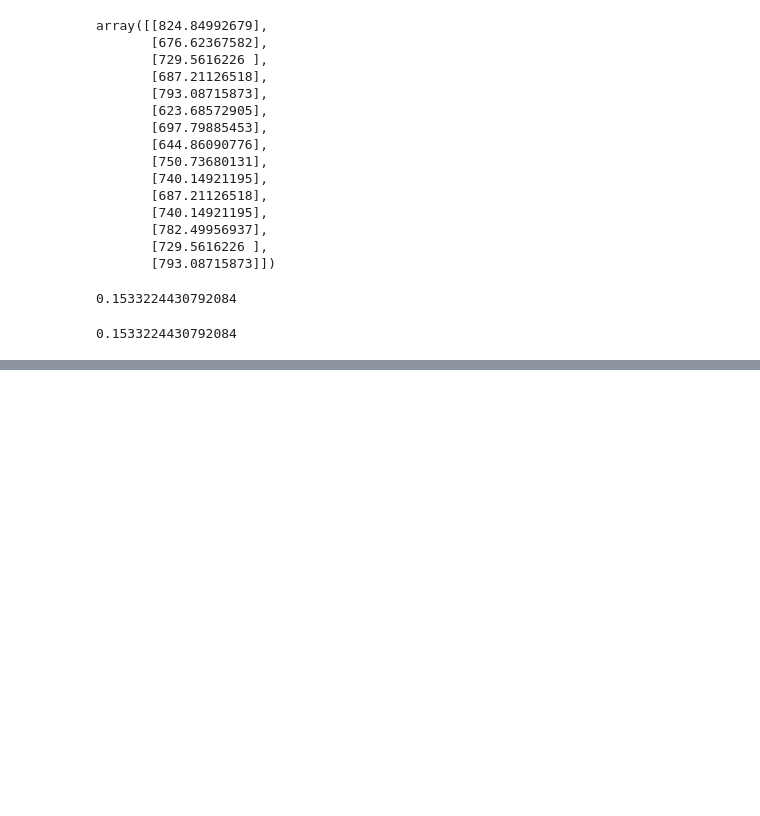
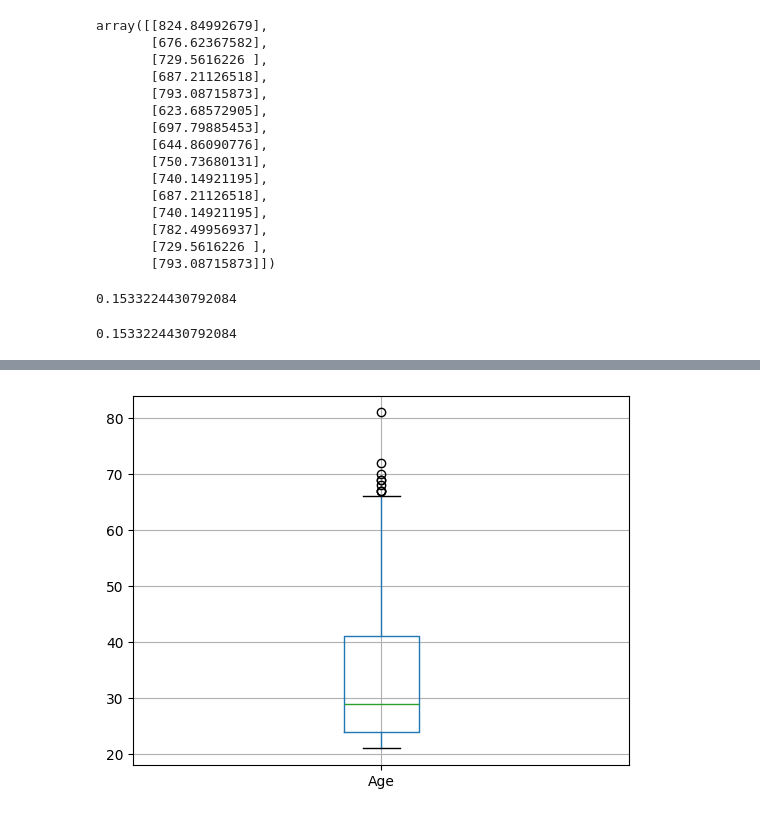
Before and after one commit to twillis8/Class, a Jupyter notebook: week_06/intro_to_supervised_learning.ipynb, the cells around one changed output, grey strips where cells are left out. Cells and saved outputs as stored; diff of their text form; code cells hidden in the pictures; blank space fills up the shorter version.

```diff
--- a/week_06/intro_to_supervised_learning.ipynb
+++ b/week_06/intro_to_supervised_learning.ipynb
@@ -120,0 +119,6 @@ plt.plot(X_test,y_pred,color='m')
+# %%
+from sklearn.neighbors import KNeighborsClassifier
+from sklearn.model_selection import train_test_split
+
+diabetes_df = pd.read_csv('diabetes.csv')
+diabetes_df.head()
@@ -120,0 +132,4 @@ plt.plot(X_test,y_pred,color='m')
+# %%
+boxplot = diabetes_df.boxplot(column=['Age'], return_type='axes')
+# %% [output]
+[figure, added]
```
Also changed, not shown: parts of 9 cells of this notebook, 3 other files.
